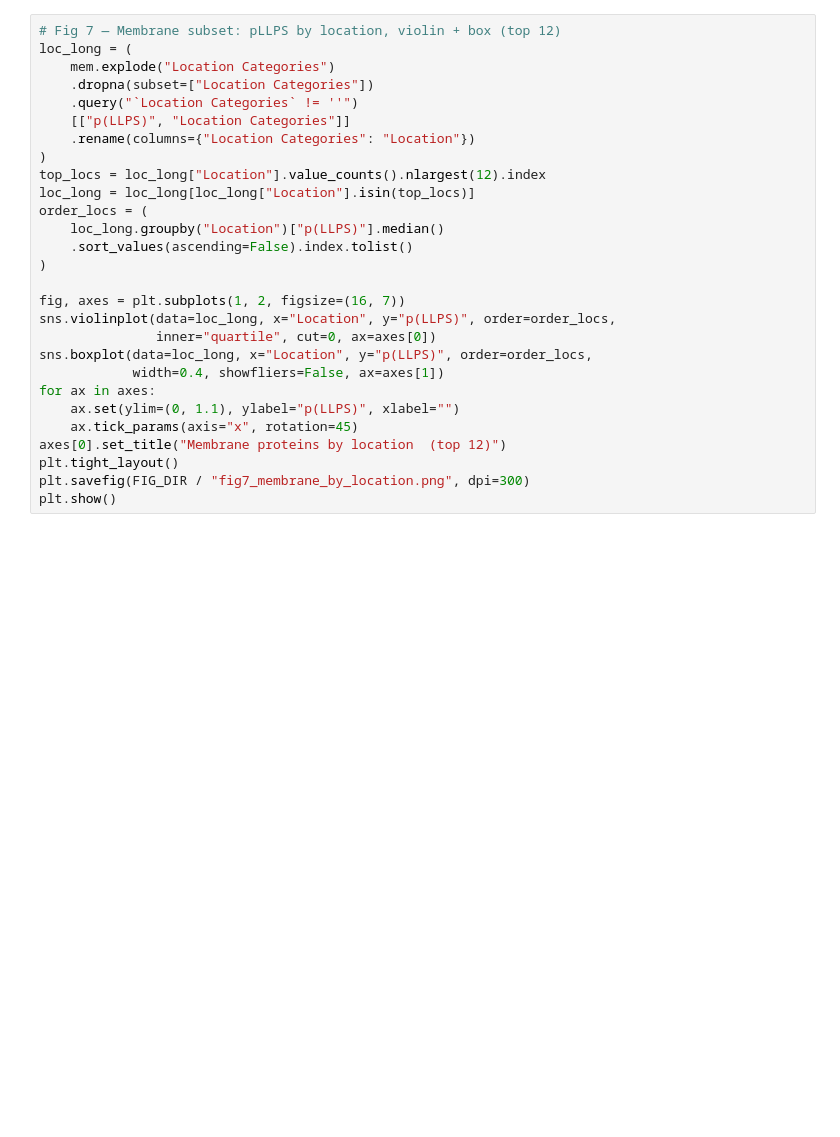
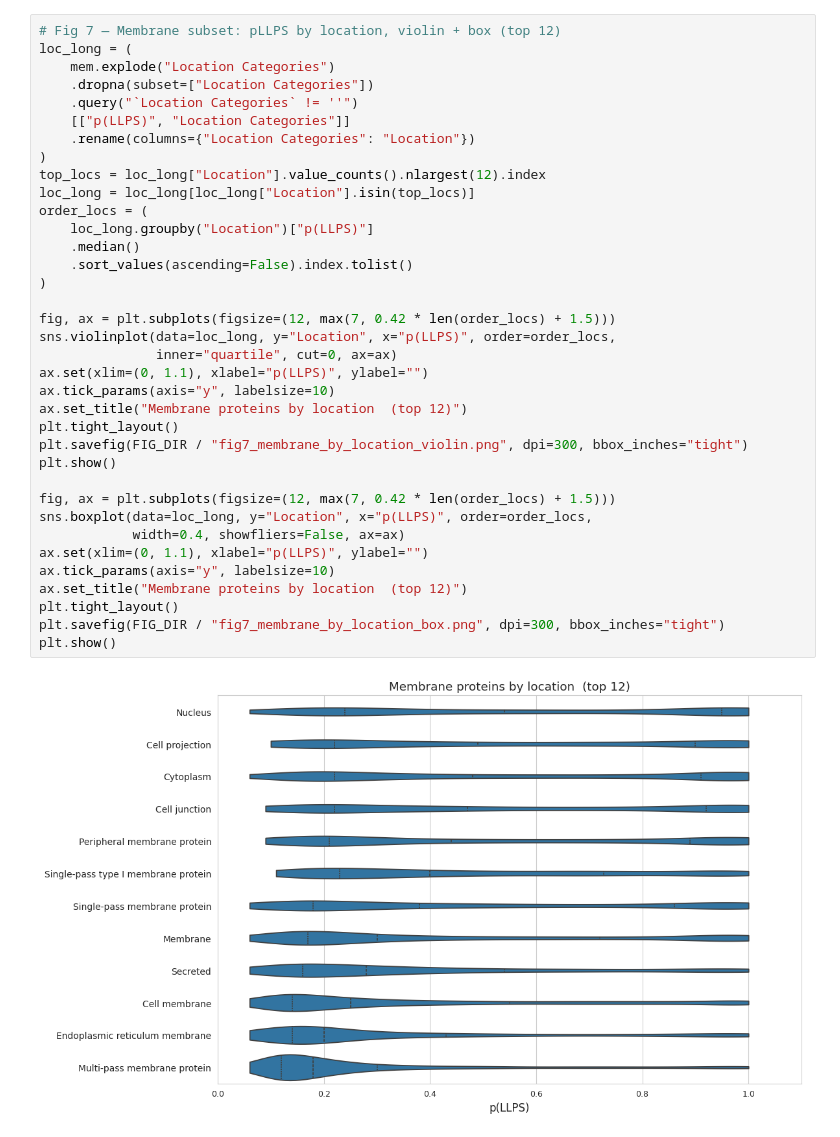
Before and after one commit to j-a-hill/mem_prot_llps, a Jupyter notebook: notebooks/02_plot.ipynb, the cells around one changed output. Cells and saved outputs as stored; diff of their text form; blank space fills up the shorter version.

```diff
--- a/notebooks/02_plot.ipynb
+++ b/notebooks/02_plot.ipynb
@@ -216,28 +301,38 @@ plt.show()
 # %%
 # Fig 7 — Membrane subset: pLLPS by location, violin + box (top 12)
 loc_long = (
     mem.explode("Location Categories")
     .dropna(subset=["Location Categories"])
     .query("`Location Categories` != ''")
     [["p(LLPS)", "Location Categories"]]
     .rename(columns={"Location Categories": "Location"})
 )
 top_locs = loc_long["Location"].value_counts().nlargest(12).index
 loc_long = loc_long[loc_long["Location"].isin(top_locs)]
 order_locs = (
-    loc_long.groupby("Location")["p(LLPS)"].median()
+    loc_long.groupby("Location")["p(LLPS)"]
+    .median()
     .sort_values(ascending=False).index.tolist()
 )
 
-fig, axes = plt.subplots(1, 2, figsize=(16, 7))
-sns.violinplot(data=loc_long, x="Location", y="p(LLPS)", order=order_locs,
-               inner="quartile", cut=0, ax=axes[0])
-sns.boxplot(data=loc_long, x="Location", y="p(LLPS)", order=order_locs,
-            width=0.4, showfliers=False, ax=axes[1])
-for ax in axes:
-    ax.set(ylim=(0, 1.1), ylabel="p(LLPS)", xlabel="")
-    ax.tick_params(axis="x", rotation=45)
-axes[0].set_title("Membrane proteins by location  (top 12)")
+fig, ax = plt.subplots(figsize=(12, max(7, 0.42 * len(order_locs) + 1.5)))
+sns.violinplot(data=loc_long, y="Location", x="p(LLPS)", order=order_locs,
+               inner="quartile", cut=0, ax=ax)
+ax.set(xlim=(0, 1.1), xlabel="p(LLPS)", ylabel="")
+ax.tick_params(axis="y", labelsize=10)
+ax.set_title("Membrane proteins by location  (top 12)")
 plt.tight_layout()
-plt.savefig(FIG_DIR / "fig7_membrane_by_location.png", dpi=300)
+plt.savefig(FIG_DIR / "fig7_membrane_by_location_violin.png", dpi=300, bbox_inches="tight")
 plt.show()
+
+fig, ax = plt.subplots(figsize=(12, max(7, 0.42 * len(order_locs) + 1.5)))
+sns.boxplot(data=loc_long, y="Location", x="p(LLPS)", order=order_locs,
+            width=0.4, showfliers=False, ax=ax)
+ax.set(xlim=(0, 1.1), xlabel="p(LLPS)", ylabel="")
+ax.tick_params(axis="y", labelsize=10)
+ax.set_title("Membrane proteins by location  (top 12)")
+plt.tight_layout()
+plt.savefig(FIG_DIR / "fig7_membrane_by_location_box.png", dpi=300, bbox_inches="tight")
+plt.show()
+# %% [output]
+[figure, added]
```
Also changed, not shown: parts of 13 cells of this notebook, 24 other files.
